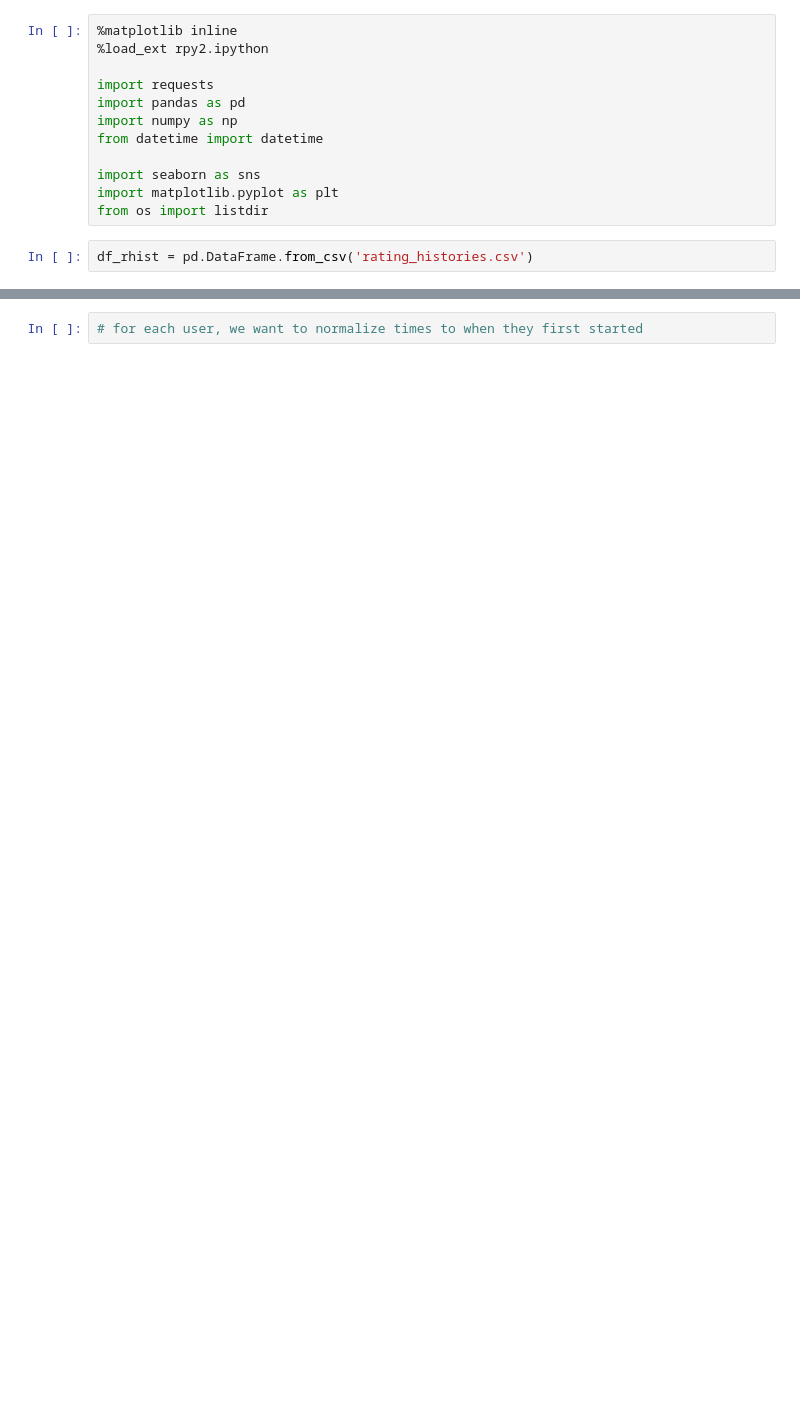
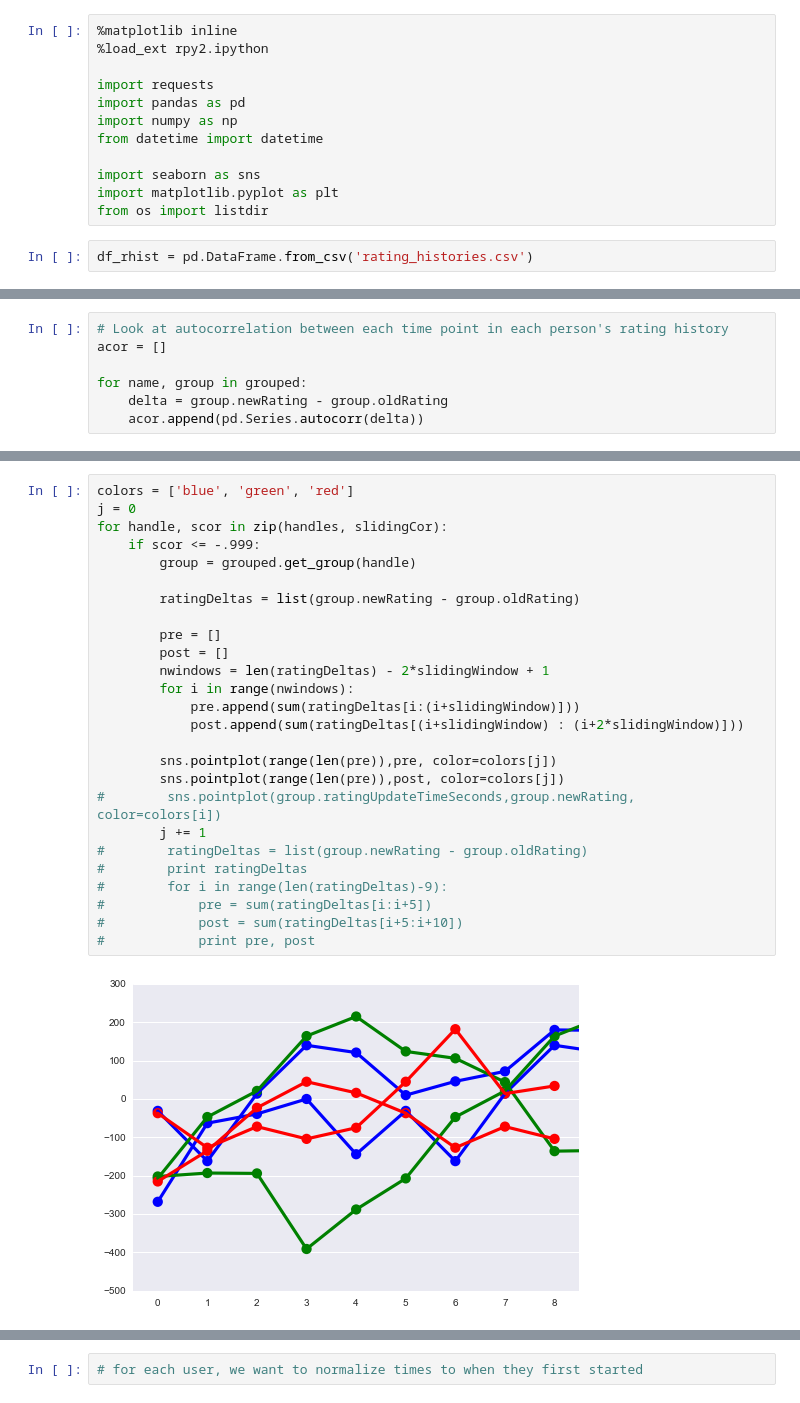
Before and after one commit to yjiao/codeforces-api, a Jupyter notebook: visualization_allUserRatings.ipynb, the cells around one changed output, grey strips where cells are left out. Saved outputs shown, nothing was run; the diff lists cells and outputs as text; blank space fills up the shorter version.

```diff
--- a/visualization_allUserRatings.ipynb
+++ b/visualization_allUserRatings.ipynb
@@ -14,0 +40,7 @@ df_rhist = pd.DataFrame.from_csv('rating_histories.csv')
+# %%
+# Look at autocorrelation between each time point in each person's rating history
+acor = []
+
+for name, group in grouped:
+    delta = group.newRating - group.oldRating
+    acor.append(pd.Series.autocorr(delta))
@@ -14,0 +75,28 @@ df_rhist = pd.DataFrame.from_csv('rating_histories.csv')
+# %%
+colors = ['blue', 'green', 'red']
+j = 0
+for handle, scor in zip(handles, slidingCor):
+    if scor <= -.999:
+        group = grouped.get_group(handle)
+
+        ratingDeltas = list(group.newRating - group.oldRating)
+
+        pre = []
+        post = []
+        nwindows = len(ratingDeltas) - 2*slidingWindow + 1
+        for i in range(nwindows):
+            pre.append(sum(ratingDeltas[i:(i+slidingWindow)]))
+            post.append(sum(ratingDeltas[(i+slidingWindow) : (i+2*slidingWindow)]))
+
+        sns.pointplot(range(len(pre)),pre, color=colors[j])
+        sns.pointplot(range(len(pre)),post, color=colors[j])
+#        sns.pointplot(group.ratingUpdateTimeSeconds,group.newRating, color=colors[i])
+        j += 1
+#        ratingDeltas = list(group.newRating - group.oldRating)
+#        print ratingDeltas
+#        for i in range(len(ratingDeltas)-9):
+#            pre = sum(ratingDeltas[i:i+5])
+#            post = sum(ratingDeltas[i+5:i+10])
+#            print pre, post
+# %% [output]
+[figure, added]
```
Also changed, not shown: parts of 4 cells of this notebook, 1 other file.
